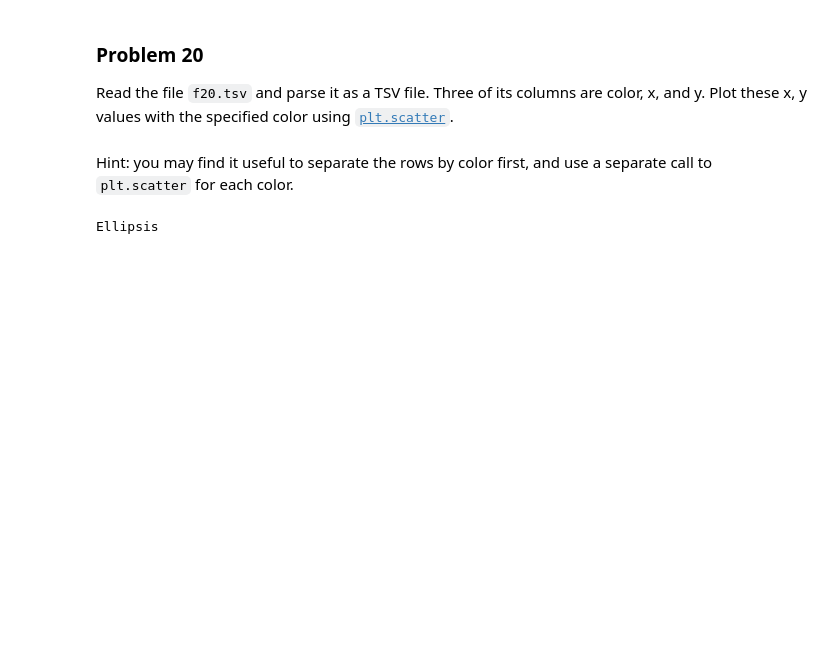
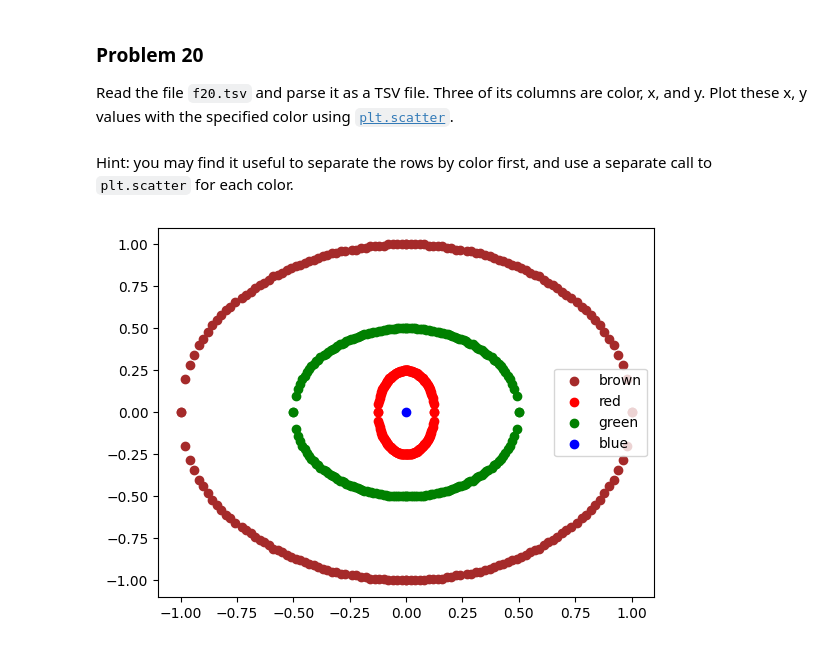
Before and after one commit to aidandig/dx602-homework-05, a Jupyter notebook: homework.ipynb, the cells around one changed output. Cells and saved outputs as stored; diff of their text form; code cells hidden in the pictures; blank space fills up the shorter version.

```diff
--- a/homework.ipynb
+++ b/homework.ipynb
@@ -517,9 +517,31 @@ Three of its columns are color, x, and y.
 Plot these x, y values with the specified color using [`plt.scatter`](https://matplotlib.org/stable/api/_as_gen/matplotlib.pyplot.scatter.html).
 # %% [markdown]
 Hint: you may find it useful to separate the rows by color first, and use a separate call to `plt.scatter` for each color.
-# %%
-# YOUR CHANGES HERE
-
-...
-# %% [output]
-Ellipsis
+# %%
+# YOUR CHANGES HERE
+
+with open('f20.tsv') as f:
+    reader = csv.DictReader(f, dialect='excel-tab')
+    data = list(reader)
+
+    # get unique colors
+    colors = list(set(r['color'] for r in data))
+
+    # print(colors)
+
+    # initialize color data structure with lists of x and y
+    color_data = {i:{'x': [], 'y': []} for i in colors}
+    # print(color_data)
+
+    # add data into color data structure
+    for row in data:
+        color_data[row['color']]['x'].append(float(row['x']))
+        color_data[row['color']]['y'].append(float(row['y']))
+
+    # print(color_data)
+
+    for color, data in color_data.items():
+        plt.scatter(data['x'], data['y'], color=f"{color}", label=color)
+        plt.legend()
+# %% [output]
+[figure, added]
```
